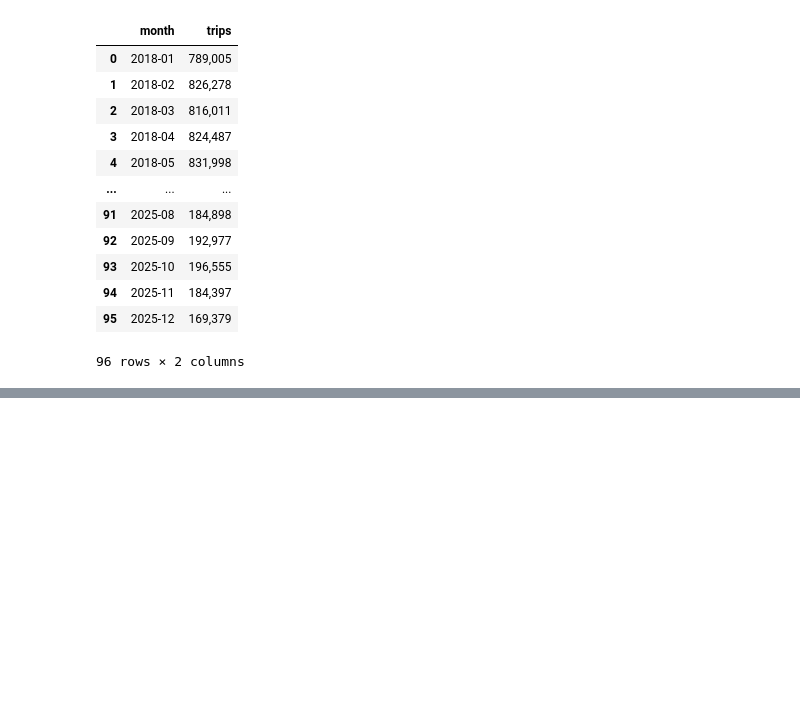
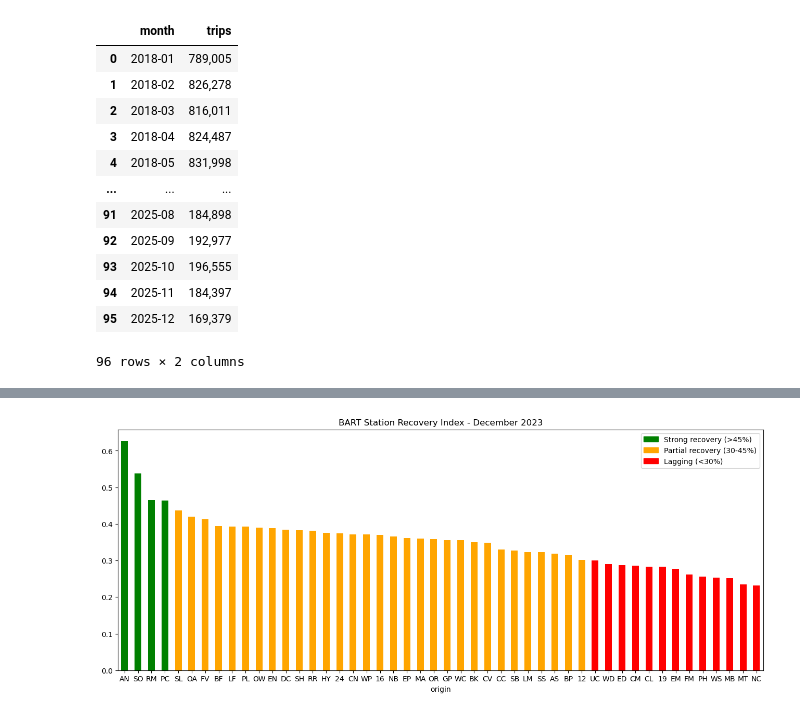
Before and after one commit to Shiv0406/BartProj, a Jupyter notebook: data-exploration.ipynb, the cells around one changed output, grey strips where cells are left out. Drawn from its saved outputs; the diff is of its cells as text; code cells hidden in the pictures; blank space fills up the shorter version.

```diff
--- a/data-exploration.ipynb
+++ b/data-exploration.ipynb
@@ -580,0 +693,3 @@ Unique months: 96
+# %%
+recovery_filtered = recovery_df[recovery_df["month"] == "2023-12"].sort_values(by = "recovery_index", ascending = False)
+recovery_filtered
@@ -580,0 +714,22 @@ Unique months: 96
+# %%
+import matplotlib.patches as mpatches
+
+colors = ['green' if x > 0.45 else 'orange' if x > 0.30 else 'red'
+          for x in recovery_filtered["recovery_index"]]
+
+recovery_filtered.plot(x = "origin", y = "recovery_index",
+                       kind = "bar", figsize = (16,6),
+                       title = "BART Station Recovery Index - December 2023",
+                       rot = 0,
+                       color = colors,
+                       legend = True
+)
+
+green_patch = mpatches.Patch(color='green', label='Strong recovery (>45%)')
+orange_patch = mpatches.Patch(color='orange', label='Partial recovery (30-45%)')
+red_patch = mpatches.Patch(color='red', label='Lagging (<30%)')
+
+plt.legend(handles=[green_patch, orange_patch, red_patch])
+plt.show()
+# %% [output]
+[figure, added]
```
Also changed, not shown: parts of 23 cells of this notebook.
